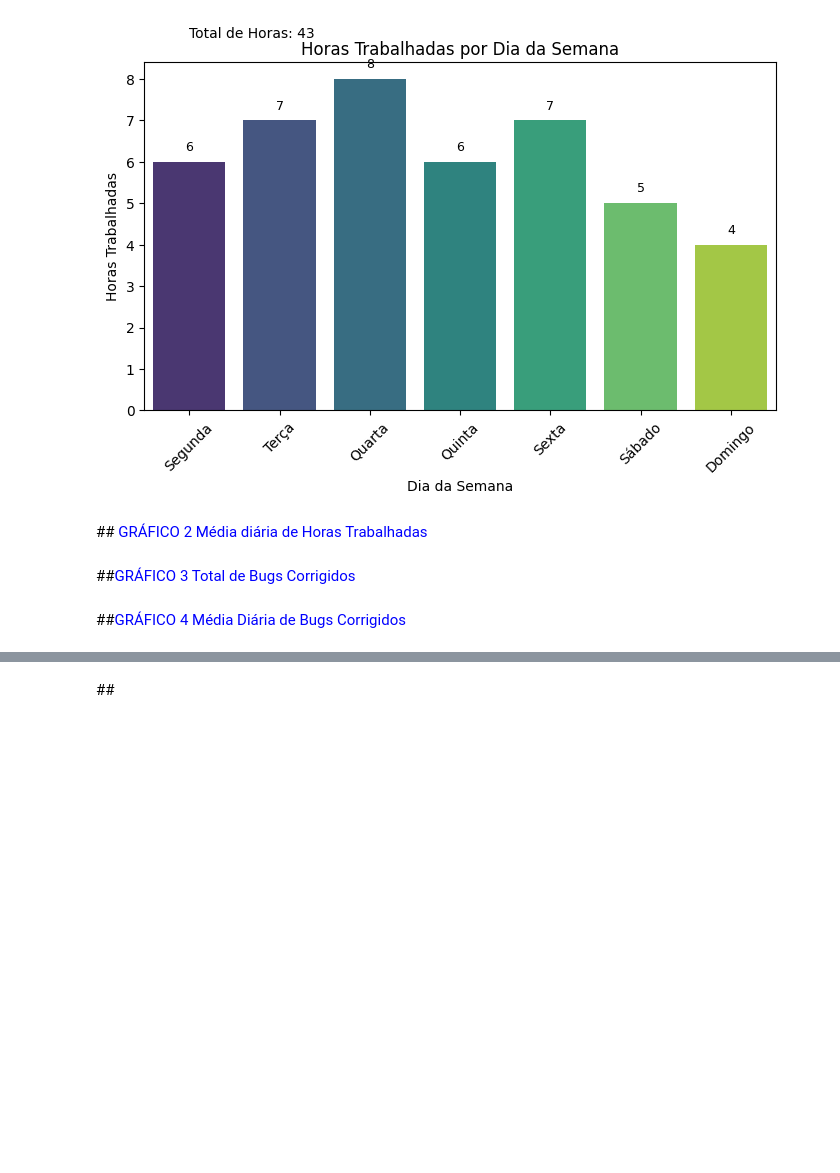
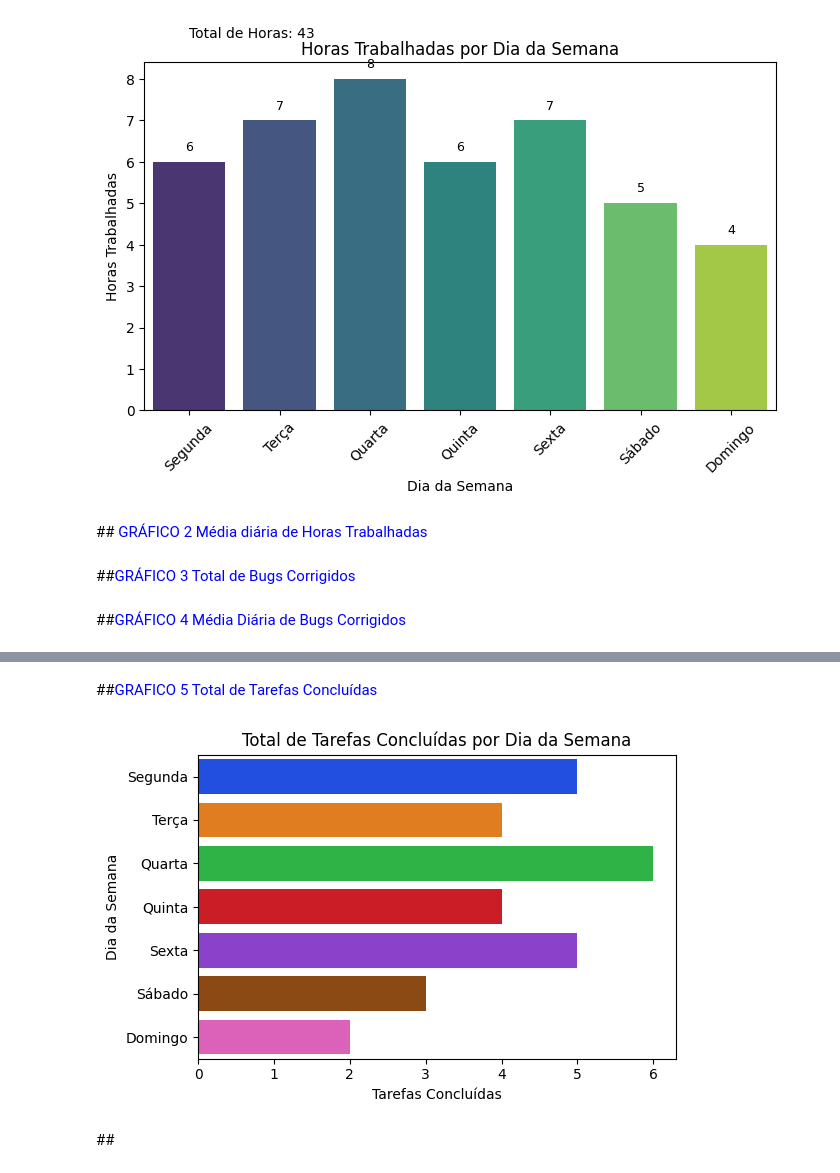
Before and after one commit to estrela1921/projeto-individual-modulo-4, a Jupyter notebook: Graficos_Individual_M4.ipynb, the cells around one changed output, grey strips where cells are left out. Cells and saved outputs as stored; diff of their text form; code cells hidden in the pictures; blank space fills up the shorter version.

Commit message:
GRAFICO 5 Total de Tarefas Concluídas

```diff
--- a/Graficos_Individual_M4.ipynb
+++ b/Graficos_Individual_M4.ipynb
@@ -128,2 +126,25 @@ plt.show()
+# %% [markdown]
+##<font color = "blue">GRAFICO 5 Total de Tarefas Concluídas
+# %%
+# Dados fornecidos
+dados = {
+    'Dia': ['Segunda', 'Terça', 'Quarta', 'Quinta', 'Sexta', 'Sábado', 'Domingo'],
+    'Tarefas Concluídas': [5, 4, 6, 4, 5, 3, 2]
+}
+
+# Criar um gráfico de barras horizontais
+plt.figure(figsize=(6, 4))
+
+# Utilizar barplot com 'hue' definido como 'Dia' e 'legend' desativado
+sns.barplot(x='Tarefas Concluídas', y='Dia', data=dados, palette='bright', hue='Dia', legend=False)
+
+plt.title('Total de Tarefas Concluídas por Dia da Semana')
+plt.xlabel('Tarefas Concluídas')
+plt.ylabel('Dia da Semana')
+
+plt.tight_layout()  # Ajustar layout
+plt.show()
+# %% [output]
+[figure, added]
 # %% [markdown]
 ##<font color = "blue">
```
Also changed, not shown: parts of 1 cell of this notebook.
